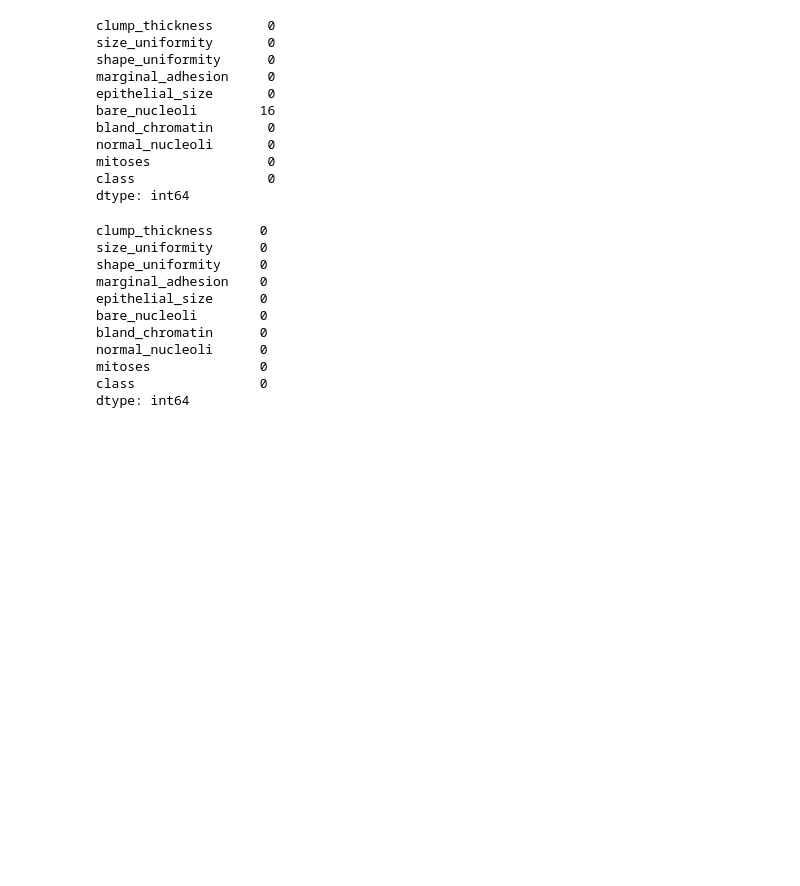
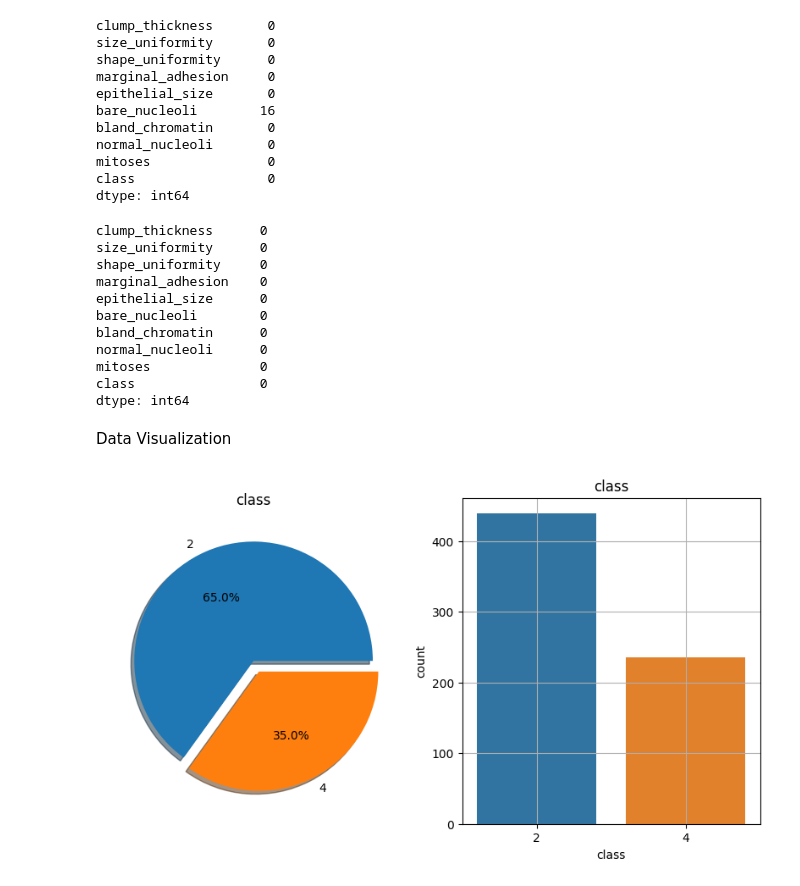
Before and after one commit to ecembostancioglu/breast_cancer_ml, a Jupyter notebook: breast_cancer.ipynb, the cells around one changed output. Cells and saved outputs as stored; diff of their text form; code cells hidden in the pictures; blank space fills up the shorter version.

Commit message:
Data Visualization

```diff
--- a/breast_cancer.ipynb
+++ b/breast_cancer.ipynb
@@ -125,3 +125,21 @@ normal_nucleoli      0
 mitoses              0
 class                0
 dtype: int64
+# %% [markdown]
+Data Visualization
+# %%
+f, ax = plt.subplots(1, 2, figsize=(10, 5))
+
+df['class'].value_counts().plot.pie(explode=[0, 0.1], autopct='%1.1f%%', ax=ax[0], shadow=True)
+ax[0].set_title('class')
+ax[0].set_ylabel('')
+
+sns.countplot(x='class', data=df, ax=ax[1])
+ax[1].set_title('class')
+
+N, P = df['class'].value_counts()
+
+plt.grid()
+plt.show()
+# %% [output]
+[figure, added]
```
